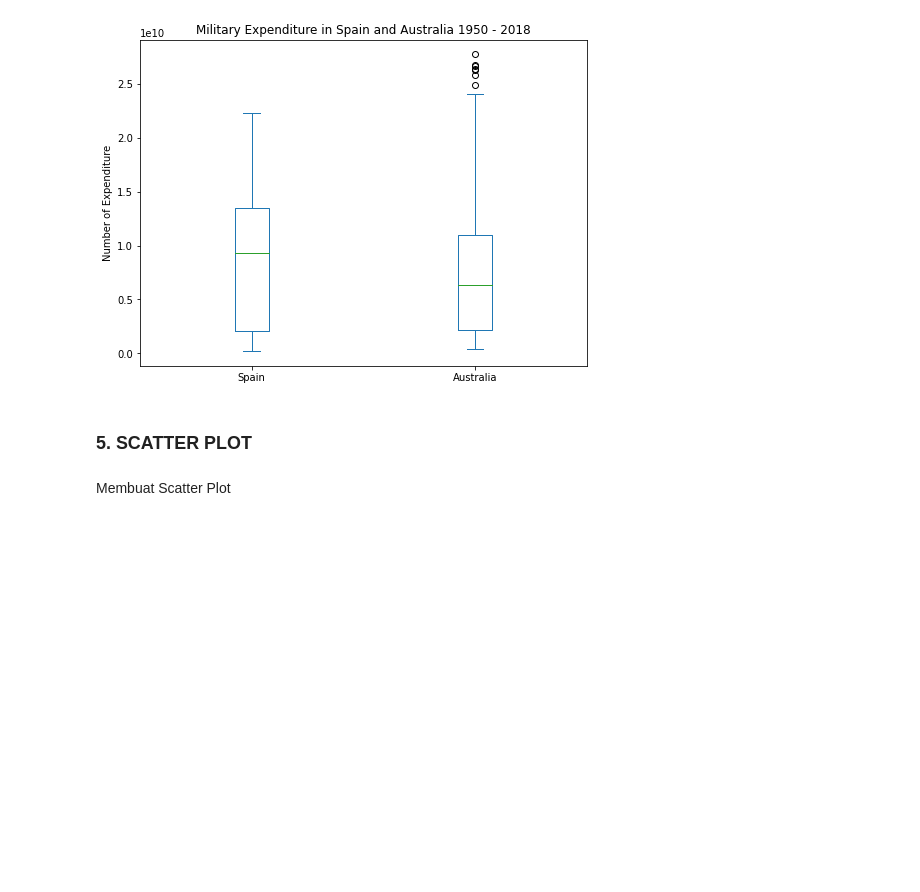
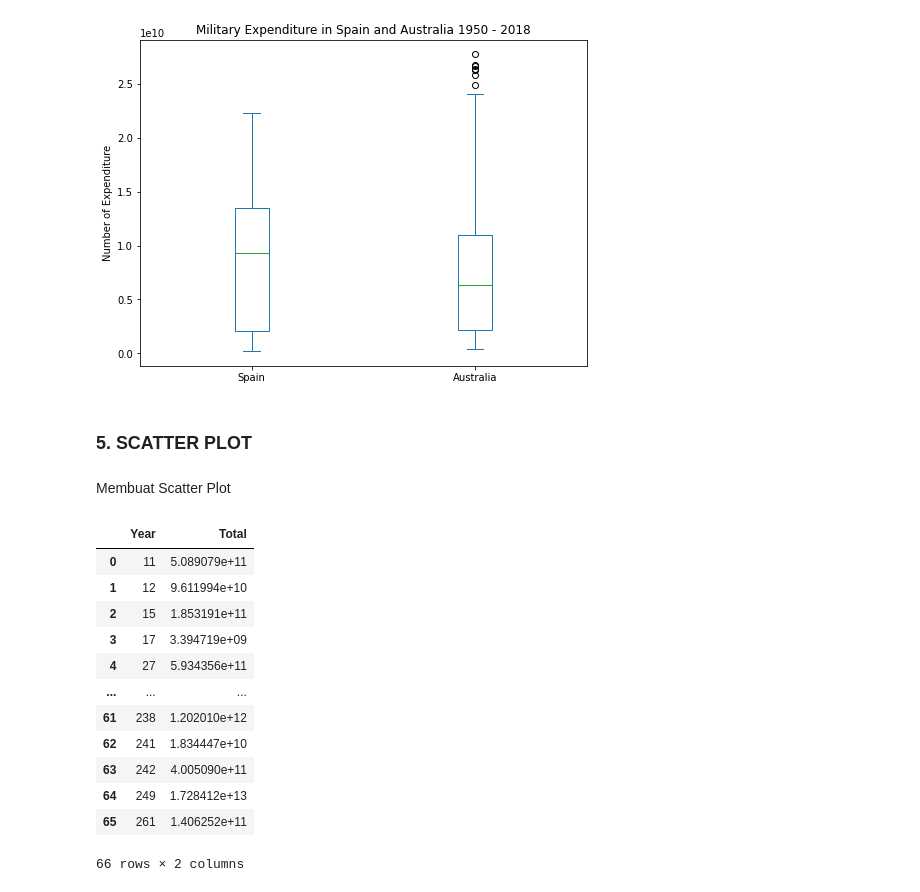
Before and after one commit to AbdulHafidh-AI/Praktikum-Visualisasi-Data, a Jupyter notebook: 2008107010056_AbdulHafidh_Tugas3.ipynb, the cells around one changed output. Cells and saved outputs as stored; diff of their text form; code cells hidden in the pictures; blank space fills up the shorter version.

```diff
--- a/2008107010056_AbdulHafidh_Tugas3.ipynb
+++ b/2008107010056_AbdulHafidh_Tugas3.ipynb
@@ -285,3 +271,23 @@ plt.show()
 ### 5. SCATTER PLOT
 # %% [markdown]
 Membuat Scatter Plot
+# %%
+sample_total = pd.DataFrame(sample2[years].sum(axis=1))
+sample_total.index = map(int, sample_total.index)
+sample_total.reset_index(inplace=True)
+sample_total.columns = ['Year', 'Total']
+sample_total
+# %% [output]
+|  | Year | Total |
+| 0 | 11 | 5.089079e+11 |
+| 1 | 12 | 9.611994e+10 |
+| 2 | 15 | 1.853191e+11 |
+| 3 | 17 | 3.394719e+09 |
+| 4 | 27 | 5.934356e+11 |
+| ... | ... | ... |
+| 61 | 238 | 1.202010e+12 |
+| 62 | 241 | 1.834447e+10 |
+| 63 | 242 | 4.005090e+11 |
+| 64 | 249 | 1.728412e+13 |
+| 65 | 261 | 1.406252e+11 |
+66 rows × 2 columns
```
Also changed, not shown: parts of 3 cells of this notebook.
